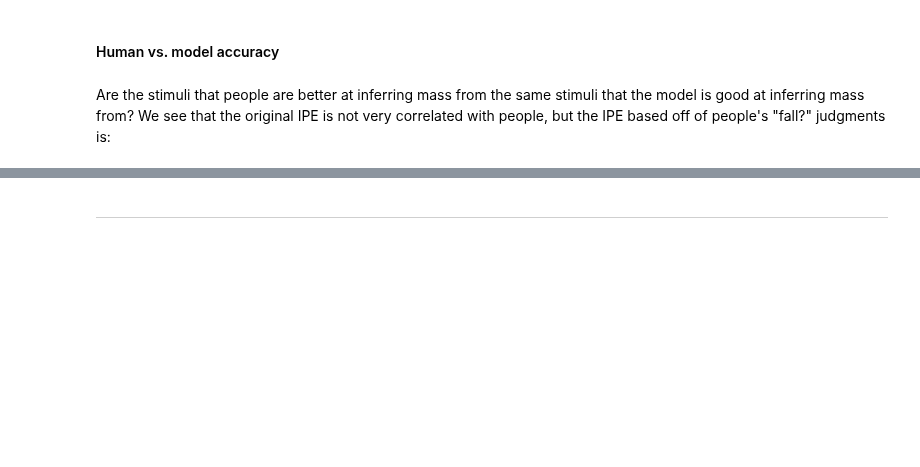
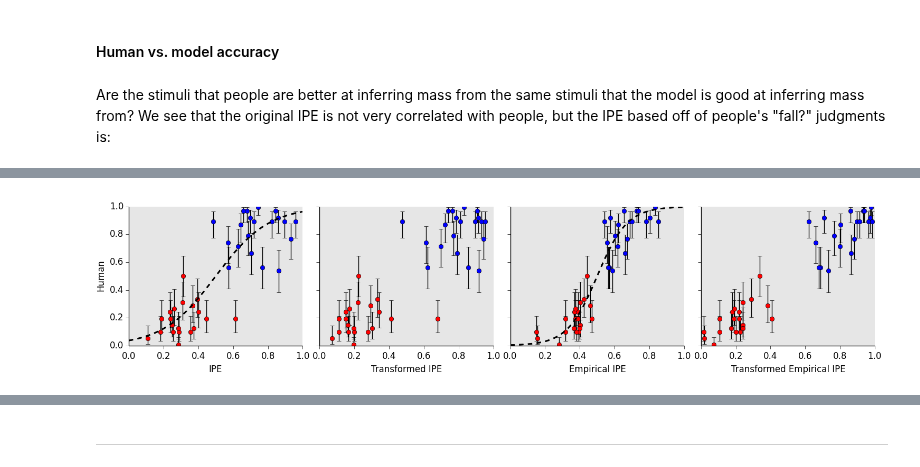
Before and after one commit to berkeley-cocosci/mass-inference, a Jupyter notebook: analysis/mass-inference.ipynb, the cells around one changed output, grey strips where cells are left out. Saved outputs shown, nothing was run; the diff lists cells and outputs as text; code cells hidden in the pictures; blank space fills up the shorter version.

```diff
--- a/analysis/mass-inference.ipynb
+++ b/analysis/mass-inference.ipynb
@@ -172,2 +228,6 @@ Image("figures/mass_responses_by_stimulus.png")
+# %%
+Image("figures/fit_mass_responses.png")
+# %% [output]
+[figure, added]
 # %%
 pd.read_csv("results/mass_responses_by_stimulus_corrs.csv").groupby('version').get_group('H').set_index(['X', 'Y'])
```
Also changed, not shown: parts of 38 cells of this notebook.
